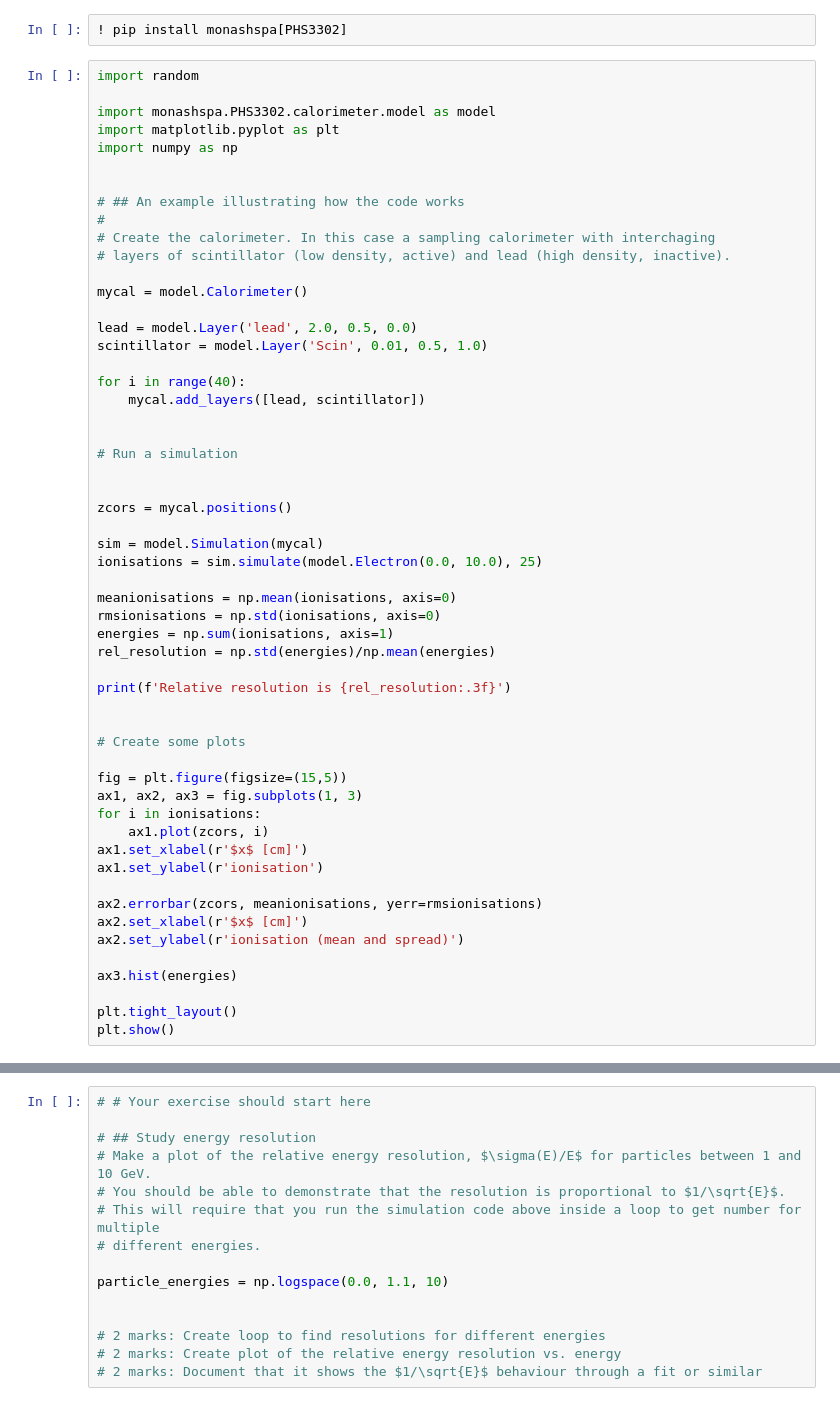
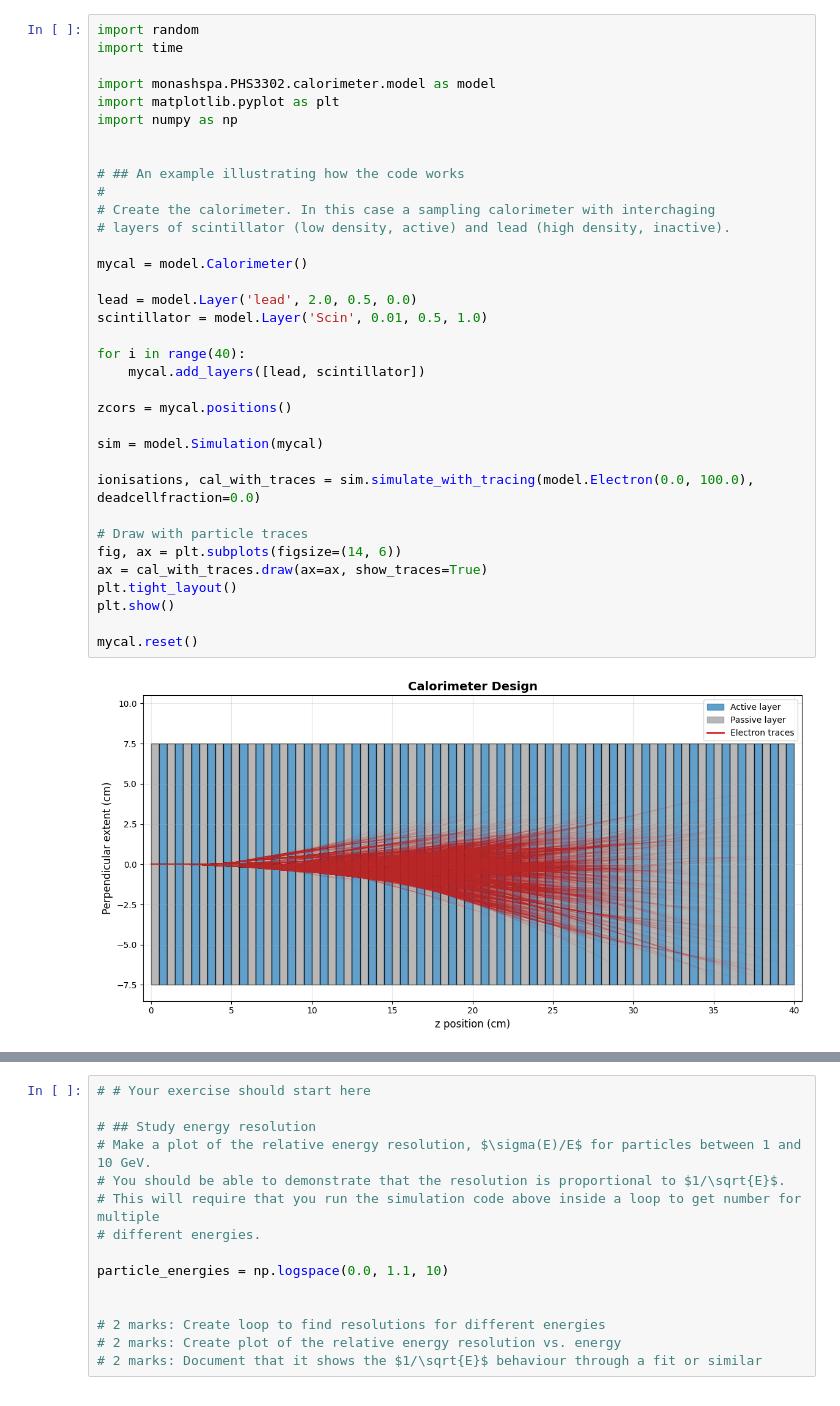
Before and after one commit to Monash-University-Physics-Astronomy/monashspa, a Jupyter notebook: monashspa/PHS3302/calorimeter/calorimeter.ipynb, the cells around one changed output, grey strips where cells are left out. Cells and saved outputs as stored; diff of their text form.

Commit message:
Added code to parallelise calorimeter simulation and add some nice drawings

```diff
--- a/monashspa/PHS3302/calorimeter/calorimeter.ipynb
+++ b/monashspa/PHS3302/calorimeter/calorimeter.ipynb
@@ -1,57 +1,37 @@
-# %%
-! pip install monashspa[PHS3302]
 # %%
 import random
+import time
 
 import monashspa.PHS3302.calorimeter.model as model
 import matplotlib.pyplot as plt
 import numpy as np
 
 
 # ## An example illustrating how the code works
 #
 # Create the calorimeter. In this case a sampling calorimeter with interchaging
 # layers of scintillator (low density, active) and lead (high density, inactive).
 
 mycal = model.Calorimeter()
 
 lead = model.Layer('lead', 2.0, 0.5, 0.0)
 scintillator = model.Layer('Scin', 0.01, 0.5, 1.0)
 
 for i in range(40):
     mycal.add_layers([lead, scintillator])
 
-
-# Run a simulation
-
-
 zcors = mycal.positions()
 
 sim = model.Simulation(mycal)
-ionisations = sim.simulate(model.Electron(0.0, 10.0), 25)
 
-meanionisations = np.mean(ionisations, axis=0)
-rmsionisations = np.std(ionisations, axis=0)
-energies = np.sum(ionisations, axis=1)
-rel_resolution = np.std(energies)/np.mean(energies)
+ionisations, cal_with_traces = sim.simulate_with_tracing(model.Electron(0.0, 100.0), deadcellfraction=0.0)
 
-print(f'Relative resolution is {rel_resolution:.3f}')
-
-
-# Create some plots
-
-fig = plt.figure(figsize=(15,5))
-ax1, ax2, ax3 = fig.subplots(1, 3)
-for i in ionisations:
-    ax1.plot(zcors, i)
-ax1.set_xlabel(r'$x$ [cm]')
-ax1.set_ylabel(r'ionisation')
-
-ax2.errorbar(zcors, meanionisations, yerr=rmsionisations)
-ax2.set_xlabel(r'$x$ [cm]')
-ax2.set_ylabel(r'ionisation (mean and spread)')
-
-ax3.hist(energies)
-
+# Draw with particle traces
+fig, ax = plt.subplots(figsize=(14, 6))
+ax = cal_with_traces.draw(ax=ax, show_traces=True)
 plt.tight_layout()
 plt.show()
+
+mycal.reset()
+# %% [output]
+[figure, added]
```
Also changed, not shown: parts of 1 cell of this notebook, 4 other files.
